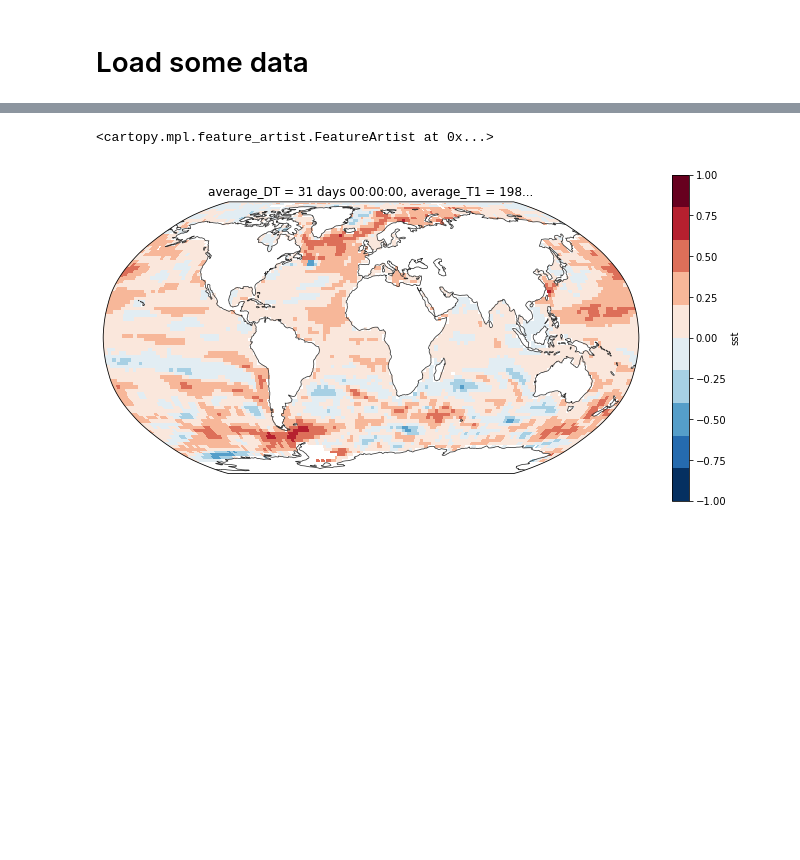
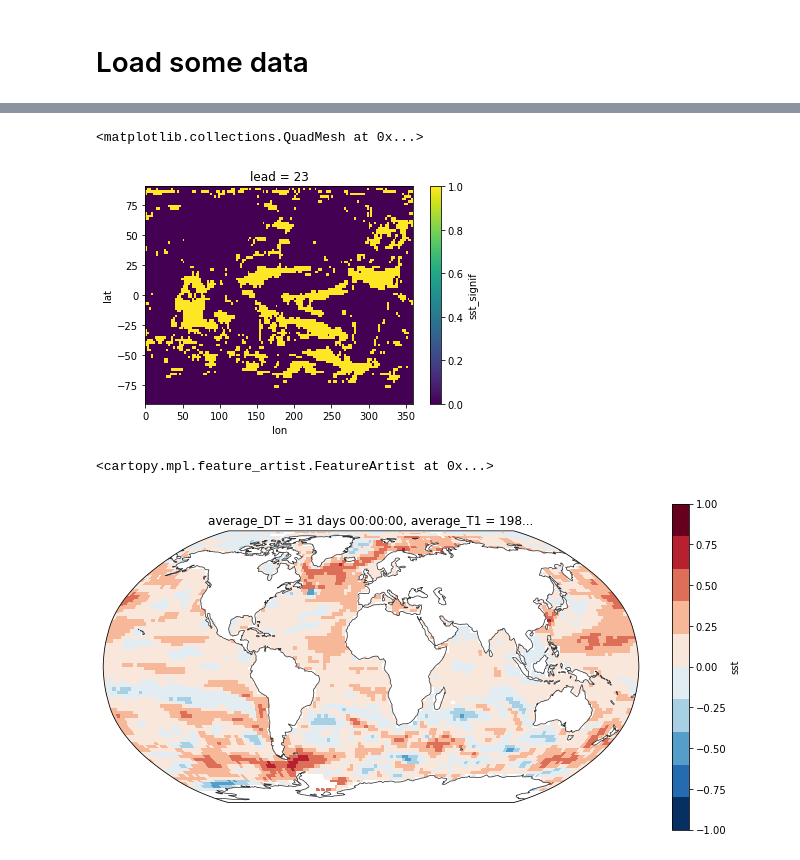
Before and after one commit to dougiesquire/CAFE-f6_documentation, a Jupyter notebook: notebooks/exploratory/verify.ipynb, the cells around one changed output, grey strips where cells are left out. Saved outputs shown, nothing was run; the diff lists cells and outputs as text; code cells hidden in the pictures; blank space fills up the shorter version.

```diff
--- a/notebooks/exploratory/verify.ipynb
+++ b/notebooks/exploratory/verify.ipynb
@@ -561,3 +58,8 @@ a["t_ref_signif"].isel(lead=0).plot()
+# %%
+a["sst_signif"].isel(lead=1).plot()
+# %% [output]
+<matplotlib.collections.QuadMesh at 0x...>
+[figure, added]
 # %%
 import matplotlib.cm as cm
 
```
Also changed, not shown: parts of 16 cells of this notebook, 17 other files.
